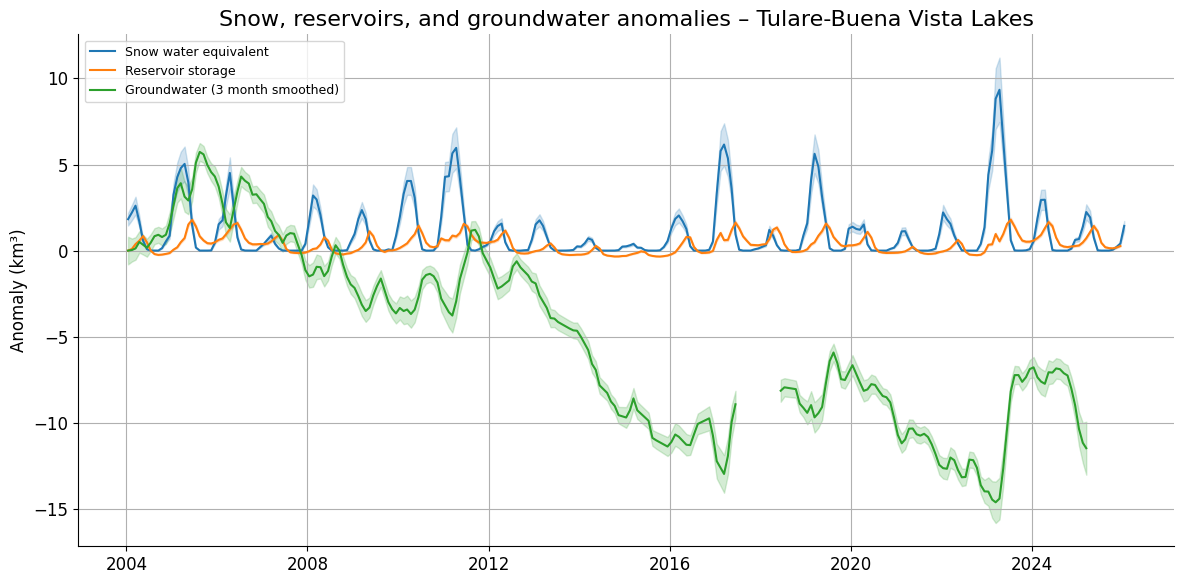
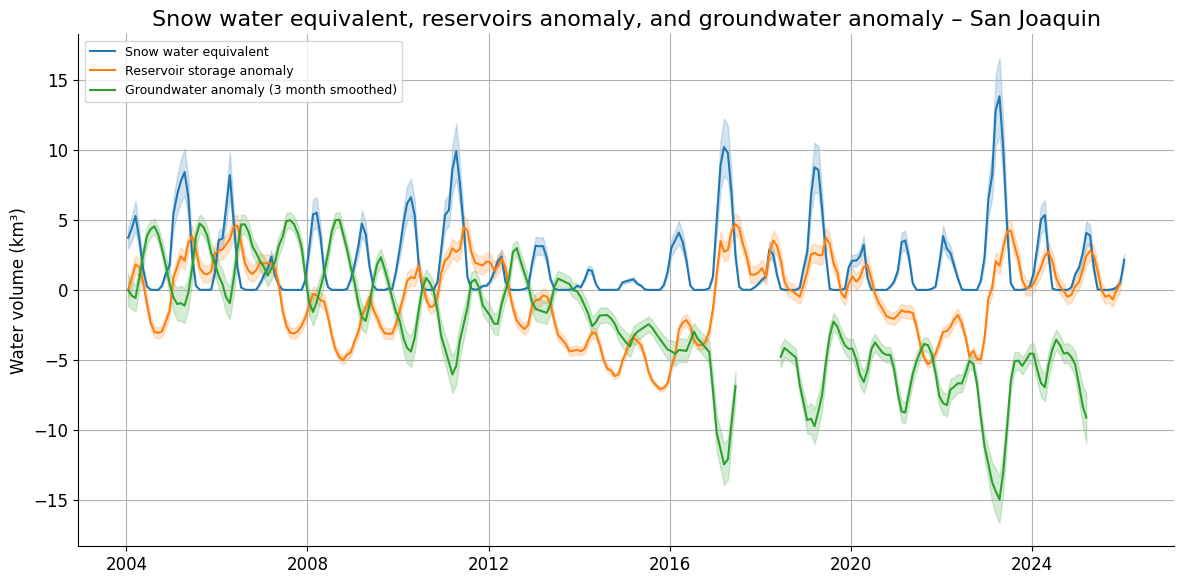
Unified diff of the notebook cell whose output changed from the first chart to the second:
--- before
+++ after
@@ -9,5 +9,5 @@
 # --- User choice of ['California', 'Sacramento', 'San Joaquin', 'Tulare-Buena Vista Lakes'] ---
 # UNCOMMENT THIS LINE IF YOU WANT TO OVERRIDE THE chosen_basin THAT IS SPECIFIED ABOVE!
-chosen_basin = "Tulare-Buena Vista Lakes"  # <-- change this (must match one of the above options.valid_basins)
+chosen_basin = "San Joaquin"  # <-- change this (must match one of the above options.valid_basins)
 
 # --- Validate basin selection ---
@@ -19,6 +19,6 @@
 components = [
     ("swe",        "Snow water equivalent"),
-    ("reservoirs", "Reservoir storage"),
-    ("groundwater","Groundwater"),
+    ("reservoirs", "Reservoir storage anomaly"),
+    ("groundwater","Groundwater anomaly"),
 ]
 
@@ -63,11 +63,11 @@
         )
 
-    ax.set_title(f"Snow, reservoirs, and groundwater anomalies – {chosen_basin}", fontsize=options.title_font)
-    ax.set_ylabel("Anomaly (km³)")
+    thetitle = f"Snow water equivalent, reservoirs anomaly, and groundwater anomaly – {chosen_basin}"
+    ax.set_title(thetitle, fontsize=options.title_font)
+    ax.set_ylabel("Water volume (km³)")
     ax.legend(loc="upper left", fontsize=9)
     plt.tight_layout()
     plt.show()
-    fig.savefig(f"Snow, reservoirs, and groundwater anomalies – {chosen_basin}", dpi=300,
-                bbox_inches="tight", facecolor=fig.get_facecolor())
+    fig.savefig(thetitle, dpi=300, bbox_inches="tight", facecolor=fig.get_facecolor())
 
 

Commit: Changed title, legends, y-axis labels to reflect the fact that SWE is not an anomly but reservoirs and groundwater are.